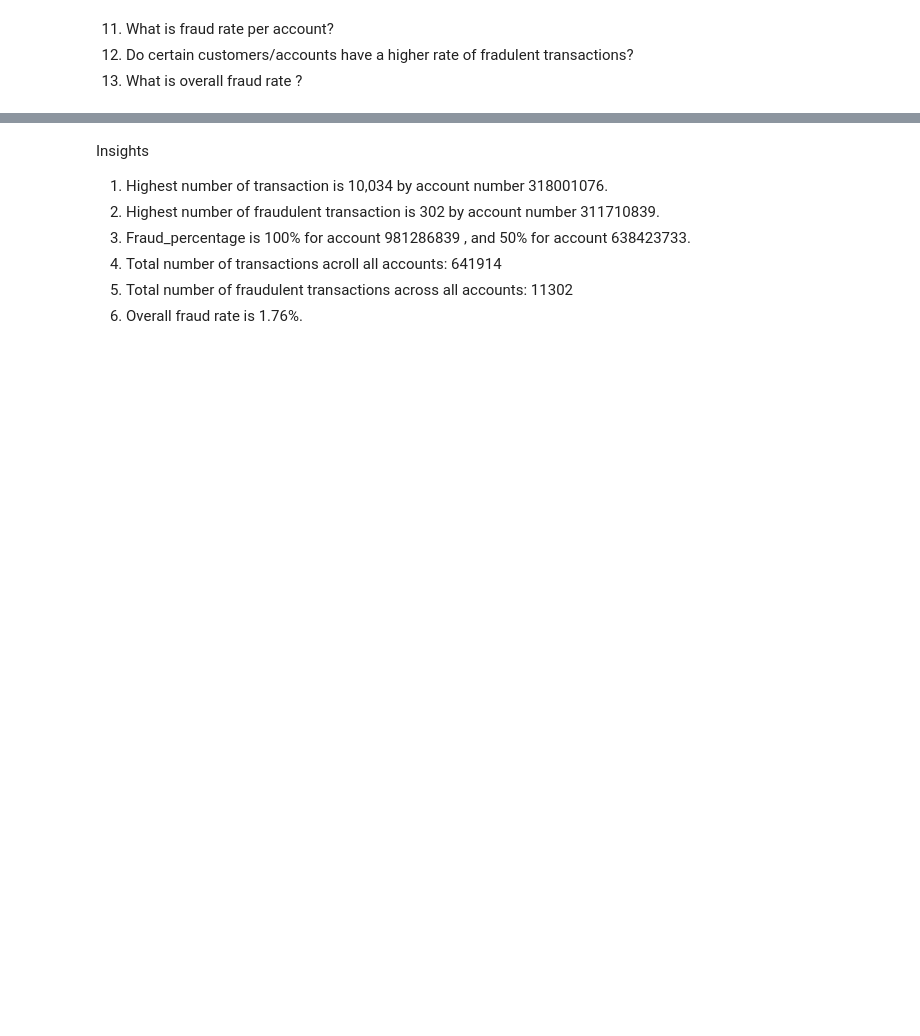
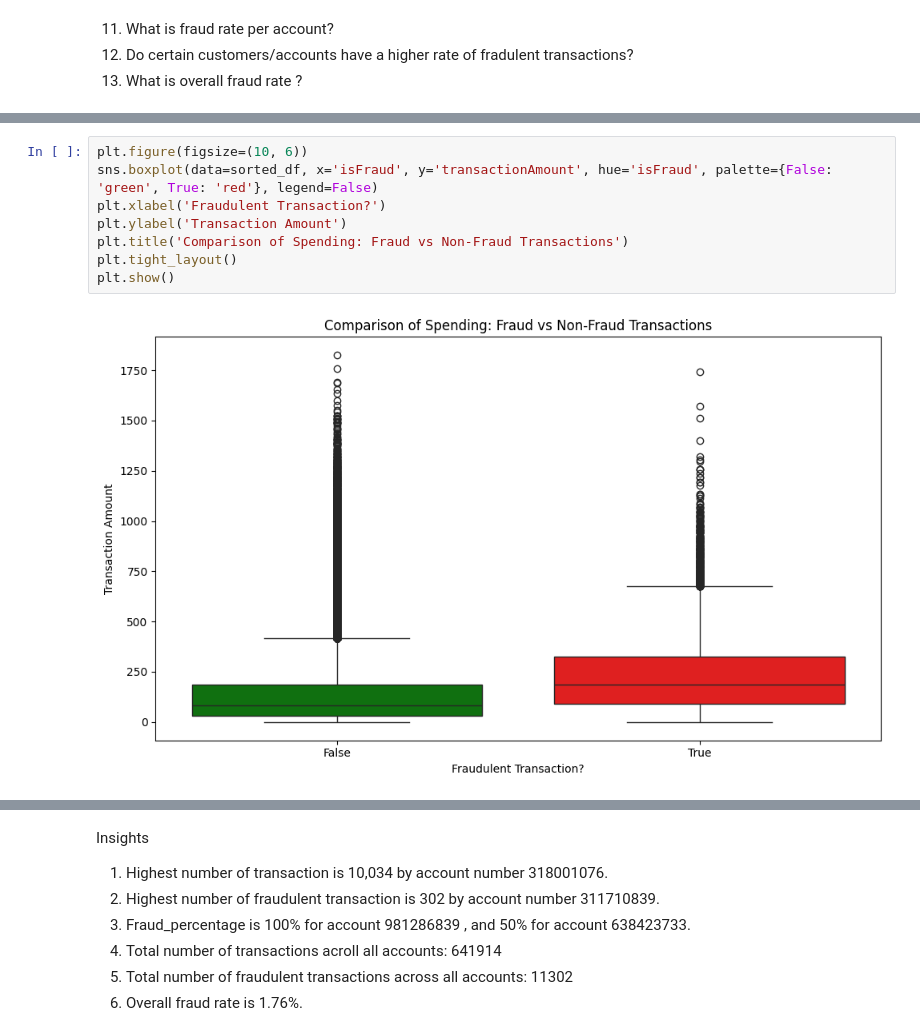
Before and after one commit to AsmitaOjha/Internship_ExtensoData_Work, a Jupyter notebook: Projects/Task_3_EDA/notebook/EDA_Questions.ipynb, the cells around one changed output, grey strips where cells are left out. Cells and saved outputs as stored; diff of their text form; blank space fills up the shorter version.

```diff
--- a/Projects/Task_3_EDA/notebook/EDA_Questions.ipynb
+++ b/Projects/Task_3_EDA/notebook/EDA_Questions.ipynb
@@ -193,0 +492,10 @@ print(merged_data.info())
+# %%
+plt.figure(figsize=(10, 6))
+sns.boxplot(data=sorted_df, x='isFraud', y='transactionAmount', hue='isFraud', palette={False: 'green', True: 'red'}, legend=False)
+plt.xlabel('Fraudulent Transaction?')
+plt.ylabel('Transaction Amount')
+plt.title('Comparison of Spending: Fraud vs Non-Fraud Transactions')
+plt.tight_layout()
+plt.show()
+# %% [output]
+[figure, added]
```
Also changed, not shown: parts of 57 cells of this notebook, 1 other file.
